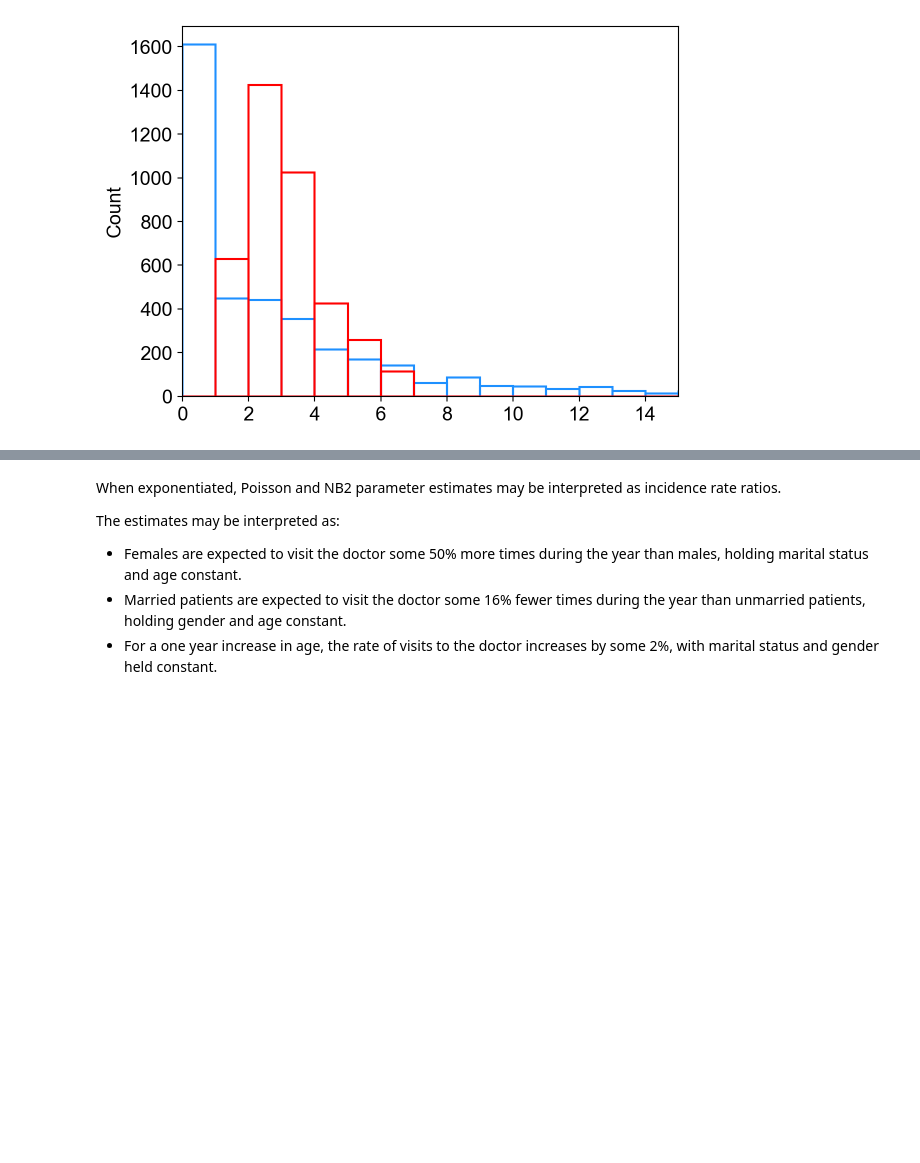
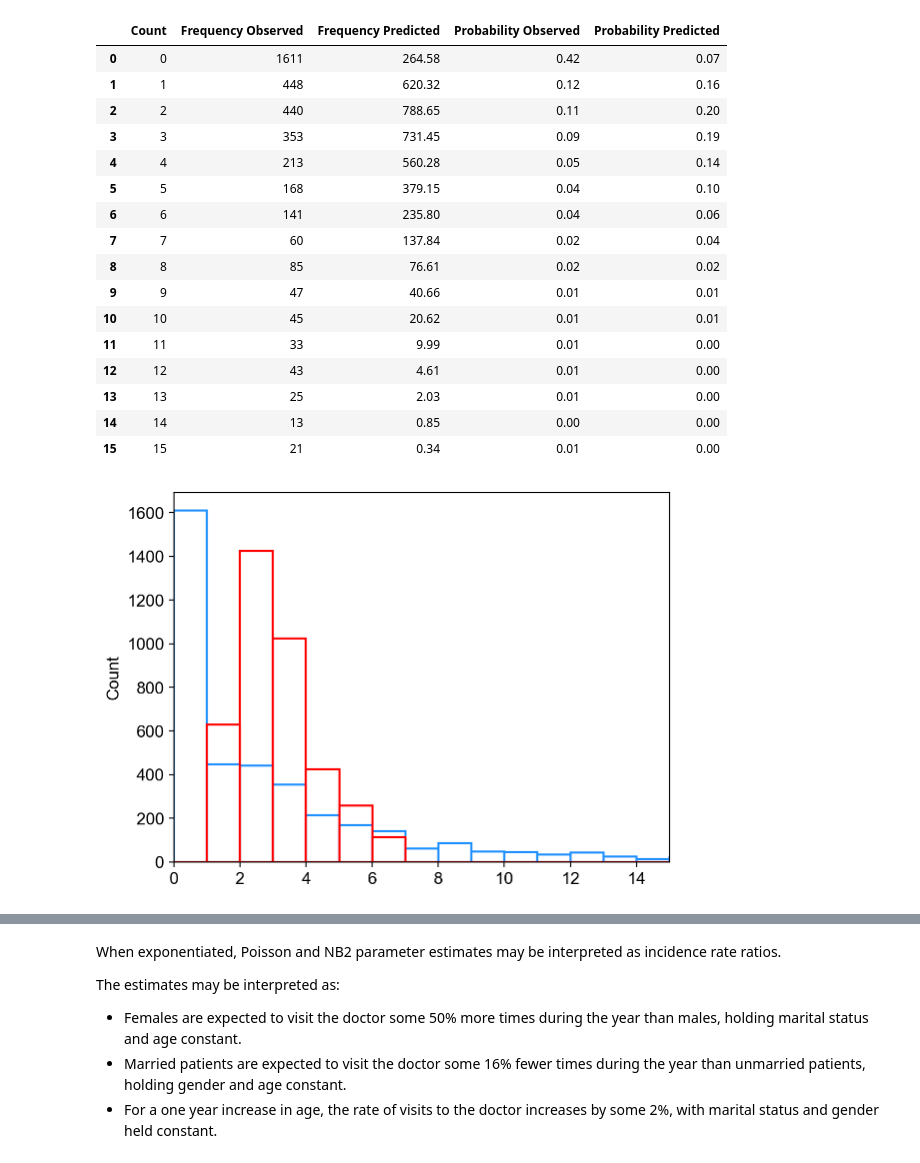
Before and after one commit to deburky/calibration, a Jupyter notebook: poisson-models/poisson-experiments.ipynb, the cells around one changed output, grey strips where cells are left out. Cells and saved outputs as stored; diff of their text form; code cells hidden in the pictures; blank space fills up the shorter version.

```diff
--- a/poisson-models/poisson-experiments.ipynb
+++ b/poisson-models/poisson-experiments.ipynb
@@ -68,14 +116,13 @@ Data Sources:
 # %%
 import pandas as pd
 import numpy as np
-import statsmodels.api as sm
 import matplotlib.pyplot as plt
 from utils import plot_observed_vs_predicted
 
 pd.set_option("display.float_format", "{:.2f}".format)
 
 plt.rcParams["font.sans-serif"] = ["Arial"]
-plt.rcParams["font.size"] = 14
+plt.rcParams["font.size"] = 12
 
 # path_to_csv = (
 #     "https://raw.githubusercontent.com/"
@@ -103,9 +150,7 @@ df_results = plot_observed_vs_predicted(
 )
 
 # Table 4 from Fisher (1925)
-subset_df_results = df_results.query("Count <= 6")[
-    ["Count", "Frequency Observed", "Frequency Predicted"]
-]
+subset_df_results = df_results.query("Count <= 6")[["Count", "Frequency Observed", "Frequency Predicted"]]
 
 # Display the table
 out = subset_df_results.to_markdown(
@@ -277,9 +258,7 @@ dataset = pd.read_csv("datasets/COUNT/rwm1984.csv")
 cat_columns = ["female", "married"]
 num_columns = ["age"]
 
-cat_frame = pd.get_dummies(
-    dataset[cat_columns].astype("category"), drop_first=True, dtype=int
-)
+cat_frame = pd.get_dummies(dataset[cat_columns].astype("category"), drop_first=True, dtype=int)
 num_frame = dataset[num_columns]
 
 X = pd.concat([cat_frame, num_frame], axis=1)
@@ -307,9 +286,7 @@ bins_max = max(y.max(), mu.max())
 bins = np.arange(bins_min, bins_max + 1)
 
 # Plot predicted vs. observed values in a histogram using PMF
-sns.histplot(
-    y, color="dodgerblue", label="Observed", fill=False, bins=bins, linewidth=1.5
-)
+sns.histplot(y, color="dodgerblue", label="Observed", fill=False, bins=bins, linewidth=1.5)
 sns.histplot(mu, color="red", label="Predicted", fill=False, bins=bins, linewidth=1.5)
 
 plt.xlim(0, 15)
@@ -347,12 +324,29 @@ Time:                        14:56:21   Pearson chi2:                 6.46e+03
 No. Iterations:                     8   Pseudo R-squ. (CS):            0.05832
 Covariance Type:            nonrobust
 ==============================================================================
                  coef    std err          z      P>|z|      [0.025      0.975]
 ------------------------------------------------------------------------------
 female_1       0.4110      0.049      8.413      0.000       0.315       0.507
 married_1     -0.1965      0.057     -3.451      0.001      -0.308      -0.085
 age            0.0238      0.001     19.506      0.000       0.021       0.026
 ==============================================================================
 Log-likelihood of the data: -15621.793473015336
 Chi-Square Statistic: 1629.5169336650724, p-value: 0.0
+|  | Count | Frequency Observed | Frequency Predicted | Probability Observed | Probability Predicted |
+| 0 | 0 | 1611 | 264.58 | 0.42 | 0.07 |
+| 1 | 1 | 448 | 620.32 | 0.12 | 0.16 |
+| 2 | 2 | 440 | 788.65 | 0.11 | 0.20 |
+| 3 | 3 | 353 | 731.45 | 0.09 | 0.19 |
+| 4 | 4 | 213 | 560.28 | 0.05 | 0.14 |
+| 5 | 5 | 168 | 379.15 | 0.04 | 0.10 |
+| 6 | 6 | 141 | 235.80 | 0.04 | 0.06 |
+| 7 | 7 | 60 | 137.84 | 0.02 | 0.04 |
+| 8 | 8 | 85 | 76.61 | 0.02 | 0.02 |
+| 9 | 9 | 47 | 40.66 | 0.01 | 0.01 |
+| 10 | 10 | 45 | 20.62 | 0.01 | 0.01 |
+| 11 | 11 | 33 | 9.99 | 0.01 | 0.00 |
+| 12 | 12 | 43 | 4.61 | 0.01 | 0.00 |
+| 13 | 13 | 25 | 2.03 | 0.01 | 0.00 |
+| 14 | 14 | 13 | 0.85 | 0.00 | 0.00 |
+| 15 | 15 | 21 | 0.34 | 0.01 | 0.00 |
-[figure, old version]
+[figure, new version]
```
Also changed, not shown: parts of 22 cells of this notebook, 2 other files.
